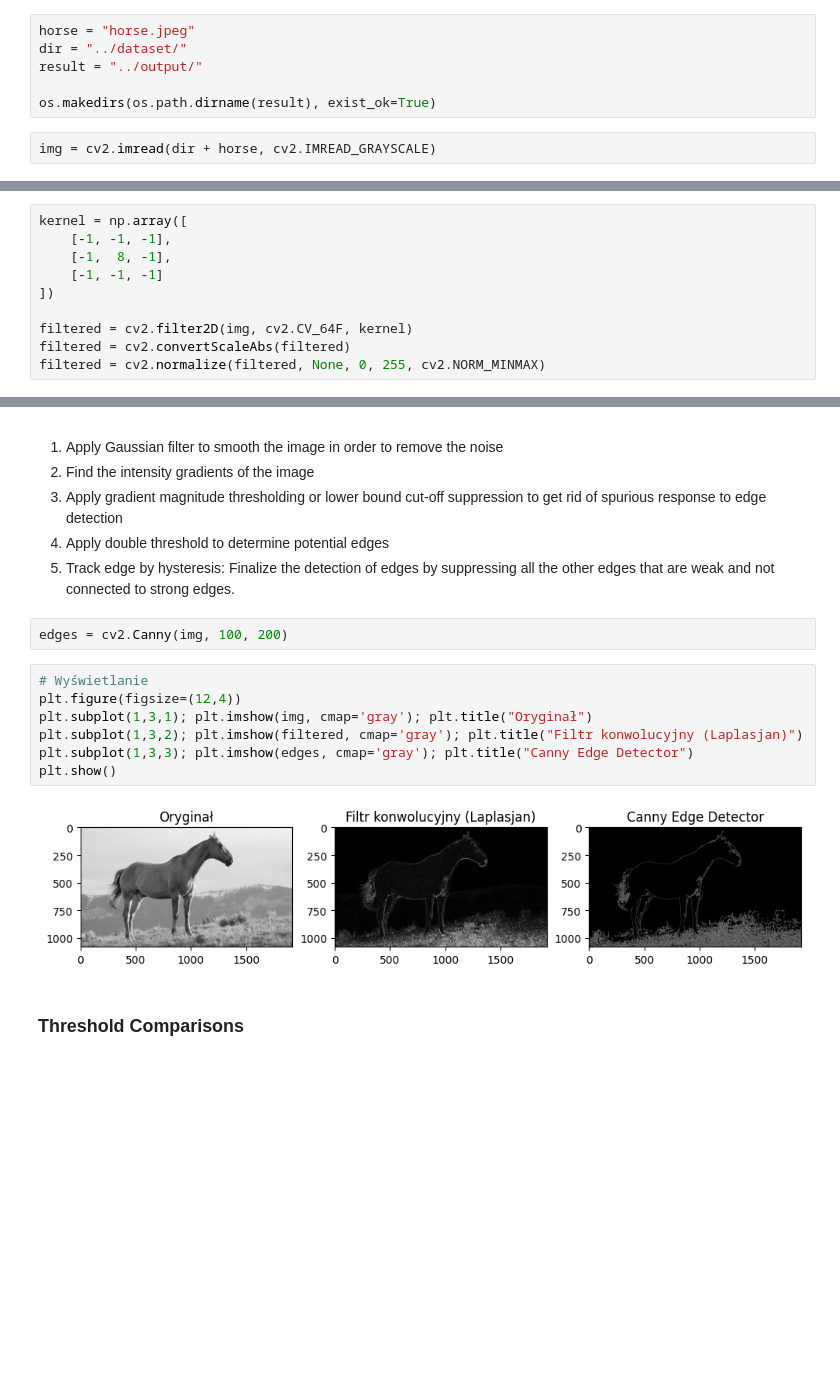
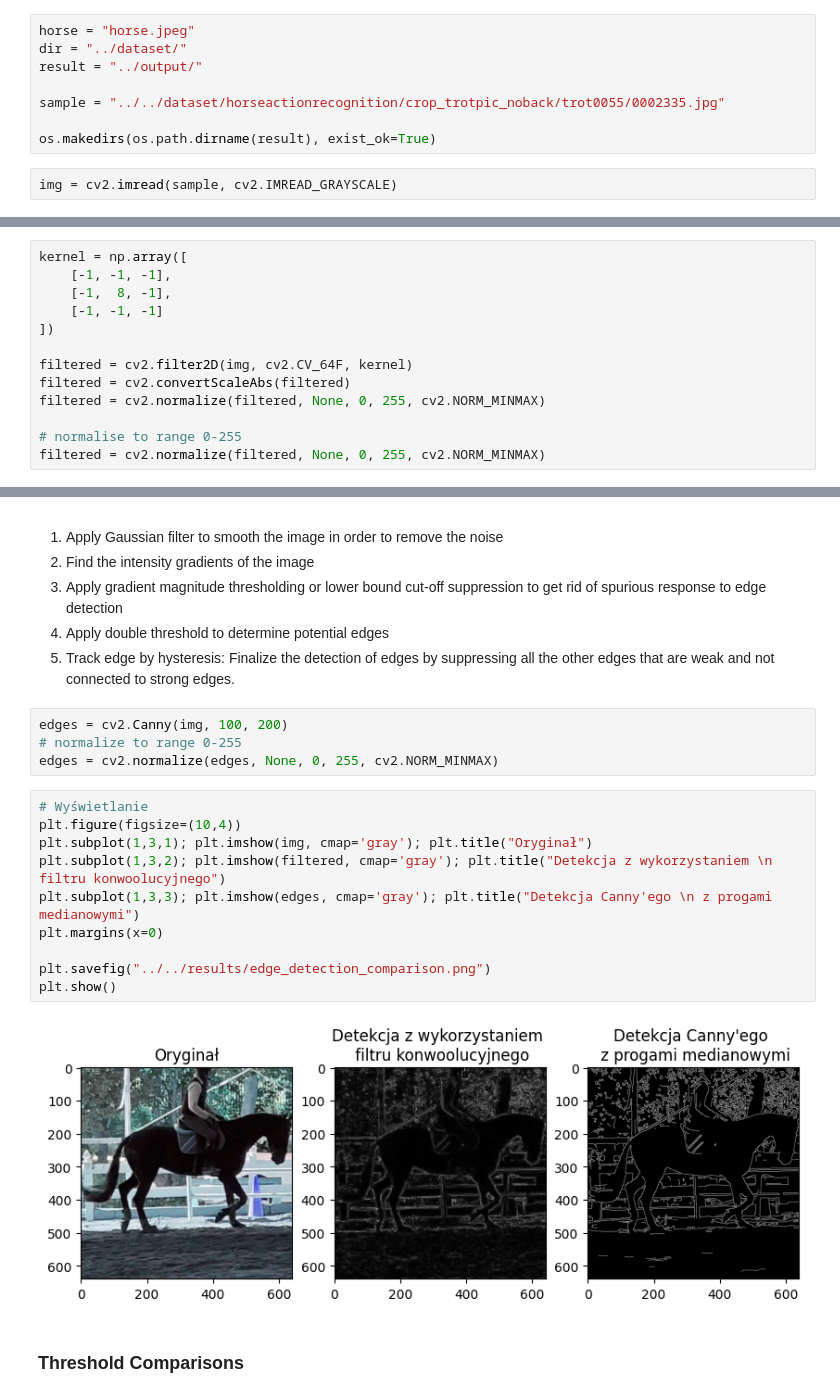
Before and after one commit to Lawniczka/horse_gaits_ml_comparation, a Jupyter notebook: knowledge/notebooks/edge_detection.ipynb, the cells around one changed output, grey strips where cells are left out. Cells and saved outputs as stored; diff of their text form; blank space fills up the shorter version.

```diff
--- a/knowledge/notebooks/edge_detection.ipynb
+++ b/knowledge/notebooks/edge_detection.ipynb
@@ -8,9 +8,11 @@ horse = "horse.jpeg"
 dir = "../dataset/"
 result = "../output/"
 
+sample = "../../dataset/horseactionrecognition/crop_trotpic_noback/trot0055/0002335.jpg"
+
 os.makedirs(os.path.dirname(result), exist_ok=True)
 # %%
-img = cv2.imread(dir + horse, cv2.IMREAD_GRAYSCALE)
+img = cv2.imread(sample, cv2.IMREAD_GRAYSCALE)
 # %% [markdown]
 ## Filtr konwolucyjny
 # %%
@@ -23,6 +25,9 @@ kernel = np.array([
 filtered = cv2.filter2D(img, cv2.CV_64F, kernel)
 filtered = cv2.convertScaleAbs(filtered)
 filtered = cv2.normalize(filtered, None, 0, 255, cv2.NORM_MINMAX)
+
+# normalise to range 0-255
+filtered = cv2.normalize(filtered, None, 0, 255, cv2.NORM_MINMAX)
 # %% [markdown]
 ## Canny Edge detector
 
@@ -33,15 +38,20 @@ filtered = cv2.normalize(filtered, None, 0, 255, cv2.NORM_MINMAX)
 5. Track edge by hysteresis: Finalize the detection of edges by suppressing all the other edges that are weak and not connected to strong edges.
 # %%
 edges = cv2.Canny(img, 100, 200)
+# normalize to range 0-255
+edges = cv2.normalize(edges, None, 0, 255, cv2.NORM_MINMAX)
 # %%
 # Wyświetlanie
-plt.figure(figsize=(12,4))
+plt.figure(figsize=(10,4))
 plt.subplot(1,3,1); plt.imshow(img, cmap='gray'); plt.title("Oryginał")
-plt.subplot(1,3,2); plt.imshow(filtered, cmap='gray'); plt.title("Filtr konwolucyjny (Laplasjan)")
-plt.subplot(1,3,3); plt.imshow(edges, cmap='gray'); plt.title("Canny Edge Detector")
+plt.subplot(1,3,2); plt.imshow(filtered, cmap='gray'); plt.title("Detekcja z wykorzystaniem \n filtru konwoolucyjnego")
+plt.subplot(1,3,3); plt.imshow(edges, cmap='gray'); plt.title("Detekcja Canny'ego \n z progami medianowymi")
+plt.margins(x=0)
+
+plt.savefig("../../results/edge_detection_comparison.png")
 plt.show()
 # %% [output]
-[figure, old version]
+[figure, new version]
 # %% [markdown]
 ### Threshold Comparisons
 # %%
```
Also changed, not shown: parts of 1 cell of this notebook, 6 other files.
